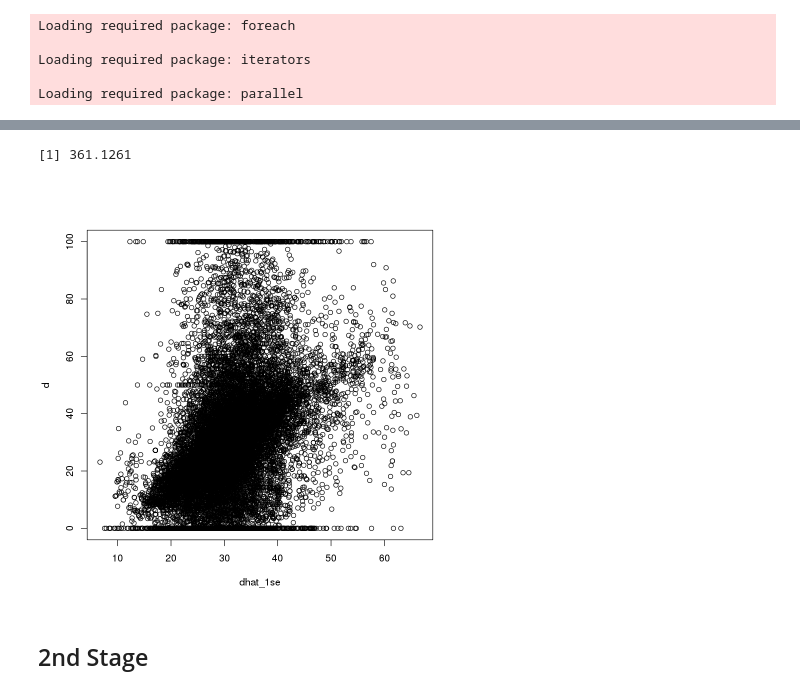
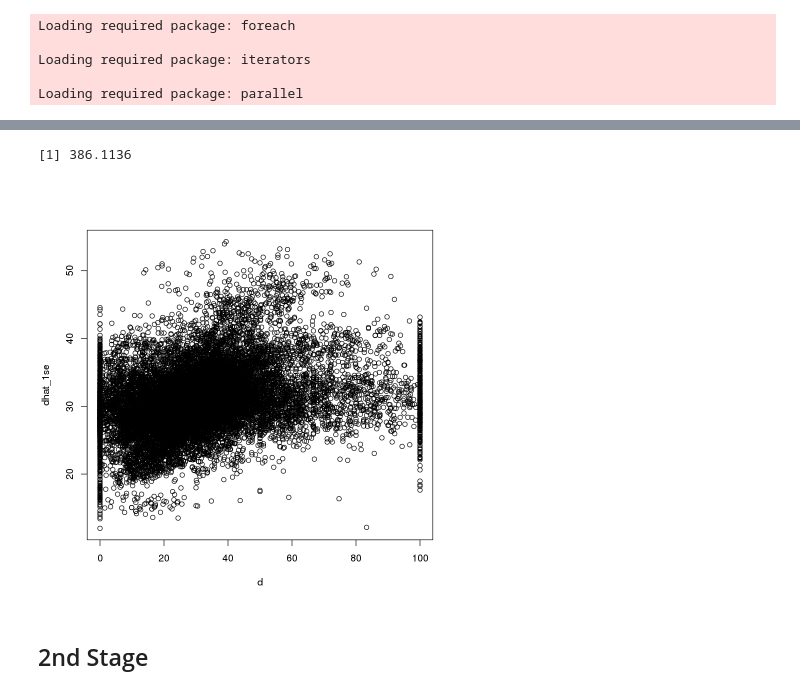
Before and after one commit to Mengsha-Li/gcphackathon_superace, a Jupyter notebook: model_black_poverty.ipynb, the cells around one changed output, grey strips where cells are left out. Saved outputs shown, nothing was run; the diff lists cells and outputs as text; code cells hidden in the pictures.

```diff
--- a/model_black_poverty.ipynb
+++ b/model_black_poverty.ipynb
@@ -119,18 +116,15 @@ names(df)
 [43] "killings_others"
 # %%
 Train <- df %>%
-  transmute(killings_black,
+  transmute(killings_black= log((killings_black/population)*1000000 +1),
             year,
             state,
-            poverty_rate,
-            poverty_male,
             poverty_black,
-            poverty_below_high_school,
             male_perc = round(male/population*100,2),
             black_perc = round(black/population*100,2),
             below_high_school_perc = round(below_high_school/population*100,2),
-            unemployment_rate = round(unemployed/population*100,2),
-            killings_total
+            unemployment_rate = round(unemployed/population*100,2)
           ) %>%
     mutate(state = as.factor(state)) %>%
+         filter(killings_black >= 0 ) %>%
          na.omit()   # remove rows with missings
@@ -226,21 +234,21 @@ plot(cv_lasso$glmnet.fit, xvar="lambda")
 # %%
 # Estimating D Hat
 
 ### Retrieves the lambdas
 sd1_lambda = cv_lasso$lambda.1se
 
 # Mean squared errors from best lambdas
 print(cv_lasso$cvm[which(cv_lasso$lambda == cv_lasso$lambda.1se)])
 
 # In-sample dhats
 dhat_1se = predict(object = cv_lasso, s = "lambda.1se", newx = X)
 colnames(dhat_1se) <- "dhat"
 
 # Plot d against dhat
-plot(dhat_1se, d)
+plot(d, dhat_1se)
 # %% [output]
-[1] 361.1261
+[1] 386.1136
-[figure, old version]
+[figure, new version]
 # %% [markdown]
 ## 2nd Stage
 # %%
```
Also changed, not shown: parts of 14 cells of this notebook, 2 other files.
